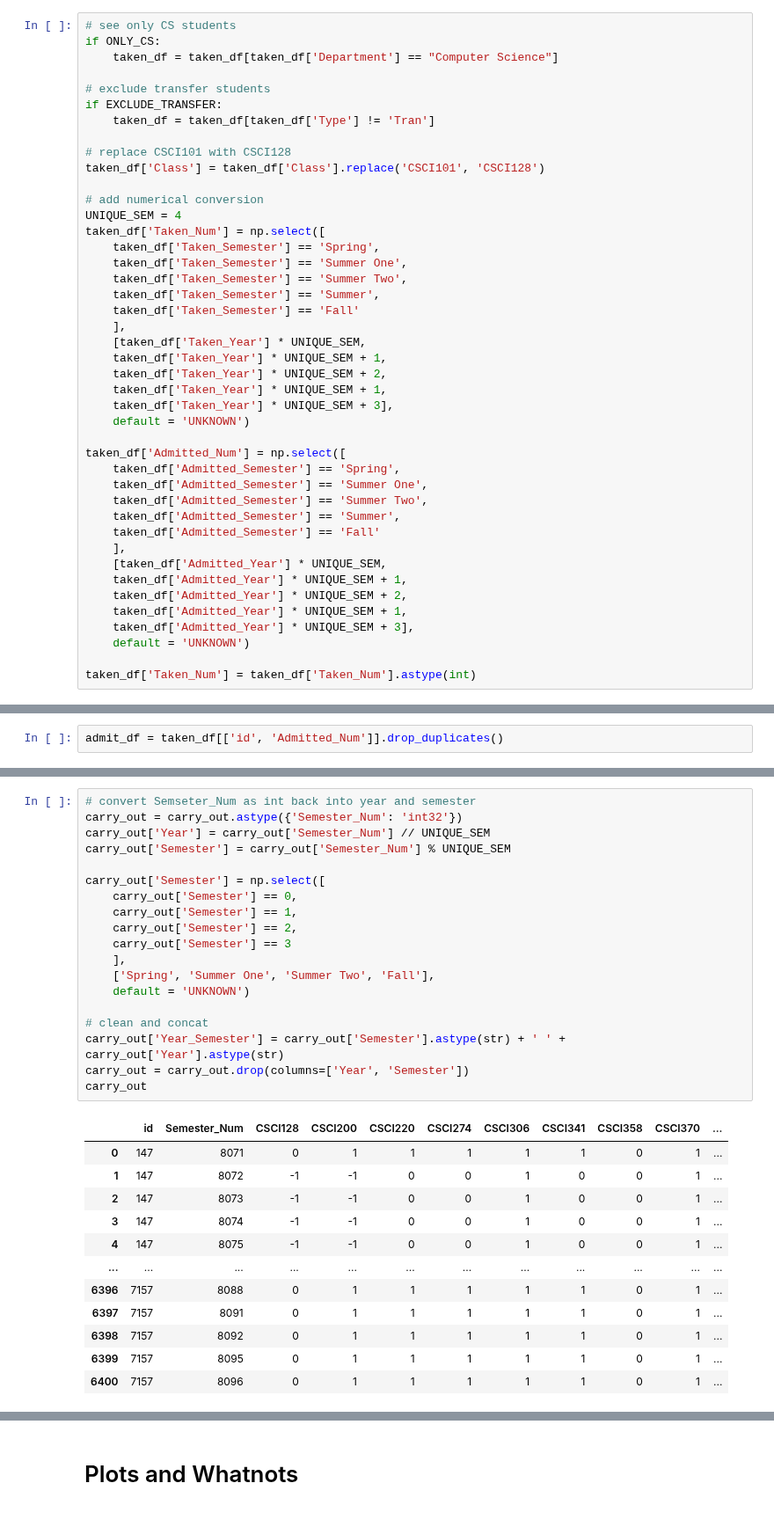
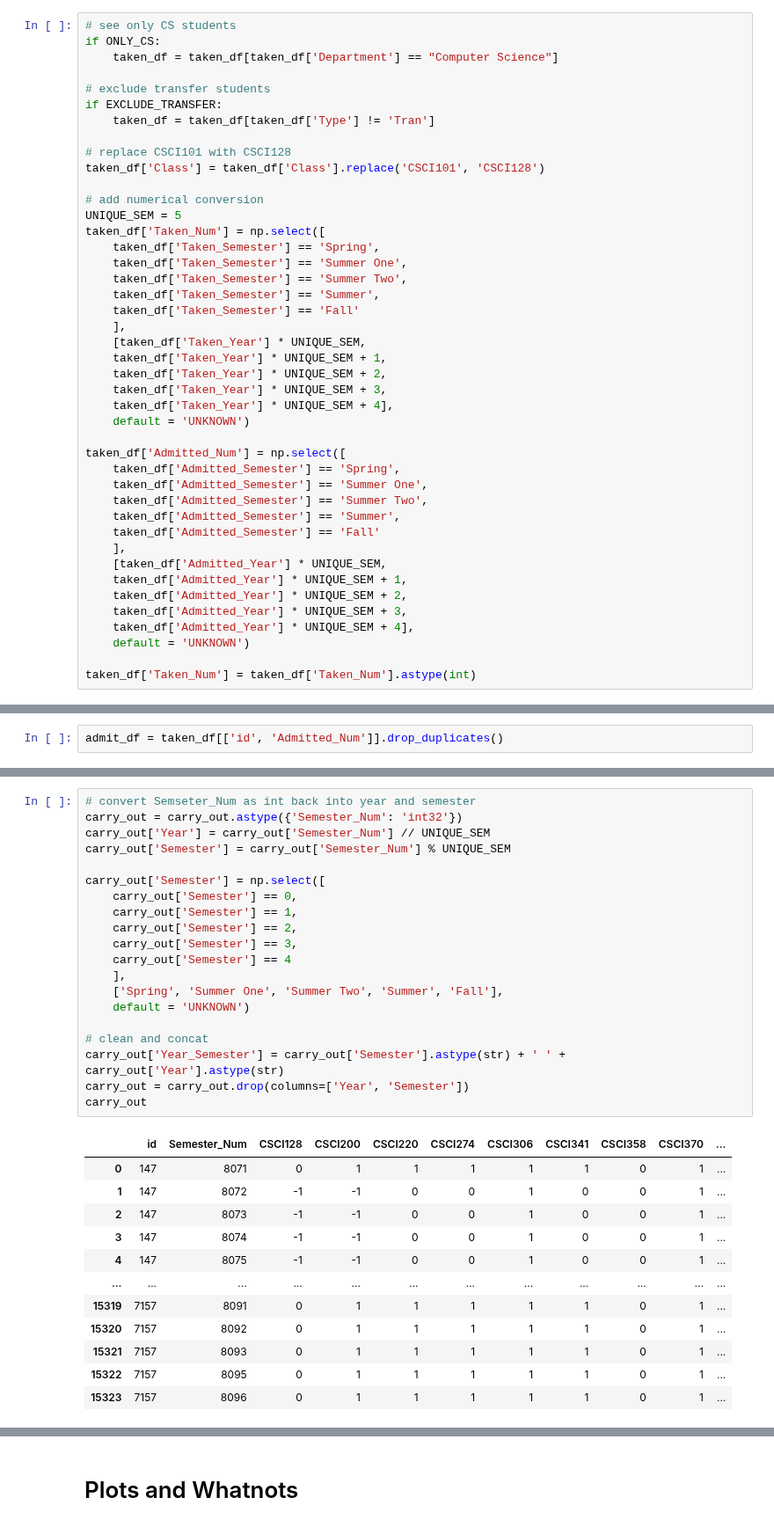
Before and after one commit to ifrycolorado/Enrollment_Project, a Jupyter notebook: src/dag.ipynb, the cells around one changed output, grey strips where cells are left out. Shown at 88% size. Drawn from its saved outputs; the diff is of its cells as text.

```diff
--- a/src/dag.ipynb
+++ b/src/dag.ipynb
@@ -68,7 +46,7 @@ if EXCLUDE_TRANSFER:
 taken_df['Class'] = taken_df['Class'].replace('CSCI101', 'CSCI128')
 
 # add numerical conversion
-UNIQUE_SEM = 4
+UNIQUE_SEM = 5
 taken_df['Taken_Num'] = np.select([
     taken_df['Taken_Semester'] == 'Spring',
     taken_df['Taken_Semester'] == 'Summer One',
@@ -79,8 +57,8 @@ taken_df['Taken_Num'] = np.select([
     [taken_df['Taken_Year'] * UNIQUE_SEM,
     taken_df['Taken_Year'] * UNIQUE_SEM + 1,
     taken_df['Taken_Year'] * UNIQUE_SEM + 2,
-    taken_df['Taken_Year'] * UNIQUE_SEM + 1,
-    taken_df['Taken_Year'] * UNIQUE_SEM + 3],
+    taken_df['Taken_Year'] * UNIQUE_SEM + 3,
+    taken_df['Taken_Year'] * UNIQUE_SEM + 4],
     default = 'UNKNOWN')
 
 taken_df['Admitted_Num'] = np.select([
@@ -93,8 +71,8 @@ taken_df['Admitted_Num'] = np.select([
     [taken_df['Admitted_Year'] * UNIQUE_SEM,
     taken_df['Admitted_Year'] * UNIQUE_SEM + 1,
     taken_df['Admitted_Year'] * UNIQUE_SEM + 2,
-    taken_df['Admitted_Year'] * UNIQUE_SEM + 1,
-    taken_df['Admitted_Year'] * UNIQUE_SEM + 3],
+    taken_df['Admitted_Year'] * UNIQUE_SEM + 3,
+    taken_df['Admitted_Year'] * UNIQUE_SEM + 4],
     default = 'UNKNOWN')
 
 taken_df['Taken_Num'] = taken_df['Taken_Num'].astype(int)
@@ -196,32 +173,33 @@ carry_out
 # %%
 # convert Semseter_Num as int back into year and semester
 carry_out = carry_out.astype({'Semester_Num': 'int32'})
 carry_out['Year'] = carry_out['Semester_Num'] // UNIQUE_SEM
 carry_out['Semester'] = carry_out['Semester_Num'] % UNIQUE_SEM
 
 carry_out['Semester'] = np.select([
     carry_out['Semester'] == 0,
     carry_out['Semester'] == 1,
     carry_out['Semester'] == 2,
-    carry_out['Semester'] == 3
+    carry_out['Semester'] == 3,
+    carry_out['Semester'] == 4
     ],
-    ['Spring', 'Summer One', 'Summer Two', 'Fall'],
+    ['Spring', 'Summer One', 'Summer Two', 'Summer', 'Fall'],
     default = 'UNKNOWN')
 
 # clean and concat
 carry_out['Year_Semester'] = carry_out['Semester'].astype(str) + ' ' + carry_out['Year'].astype(str)
 carry_out = carry_out.drop(columns=['Year', 'Semester'])
 carry_out
 # %% [output]
 |  | id | Semester_Num | CSCI128 | CSCI200 | CSCI220 | CSCI274 | CSCI306 | CSCI341 | CSCI358 | CSCI370 | ... |
 | 0 | 147 | 8071 | 0 | 1 | 1 | 1 | 1 | 1 | 0 | 1 | ... |
 | 1 | 147 | 8072 | -1 | -1 | 0 | 0 | 1 | 0 | 0 | 1 | ... |
 | 2 | 147 | 8073 | -1 | -1 | 0 | 0 | 1 | 0 | 0 | 1 | ... |
 | 3 | 147 | 8074 | -1 | -1 | 0 | 0 | 1 | 0 | 0 | 1 | ... |
 | 4 | 147 | 8075 | -1 | -1 | 0 | 0 | 1 | 0 | 0 | 1 | ... |
 | ... | ... | ... | ... | ... | ... | ... | ... | ... | ... | ... | ... |
-| 6396 | 7157 | 8088 | 0 | 1 | 1 | 1 | 1 | 1 | 0 | 1 | ... |
-| 6397 | 7157 | 8091 | 0 | 1 | 1 | 1 | 1 | 1 | 0 | 1 | ... |
-| 6398 | 7157 | 8092 | 0 | 1 | 1 | 1 | 1 | 1 | 0 | 1 | ... |
-| 6399 | 7157 | 8095 | 0 | 1 | 1 | 1 | 1 | 1 | 0 | 1 | ... |
-| 6400 | 7157 | 8096 | 0 | 1 | 1 | 1 | 1 | 1 | 0 | 1 | ... |
+| 15319 | 7157 | 8091 | 0 | 1 | 1 | 1 | 1 | 1 | 0 | 1 | ... |
+| 15320 | 7157 | 8092 | 0 | 1 | 1 | 1 | 1 | 1 | 0 | 1 | ... |
+| 15321 | 7157 | 8093 | 0 | 1 | 1 | 1 | 1 | 1 | 0 | 1 | ... |
+| 15322 | 7157 | 8095 | 0 | 1 | 1 | 1 | 1 | 1 | 0 | 1 | ... |
+| 15323 | 7157 | 8096 | 0 | 1 | 1 | 1 | 1 | 1 | 0 | 1 | ... |
```
Also changed, not shown: parts of 7 cells of this notebook.
